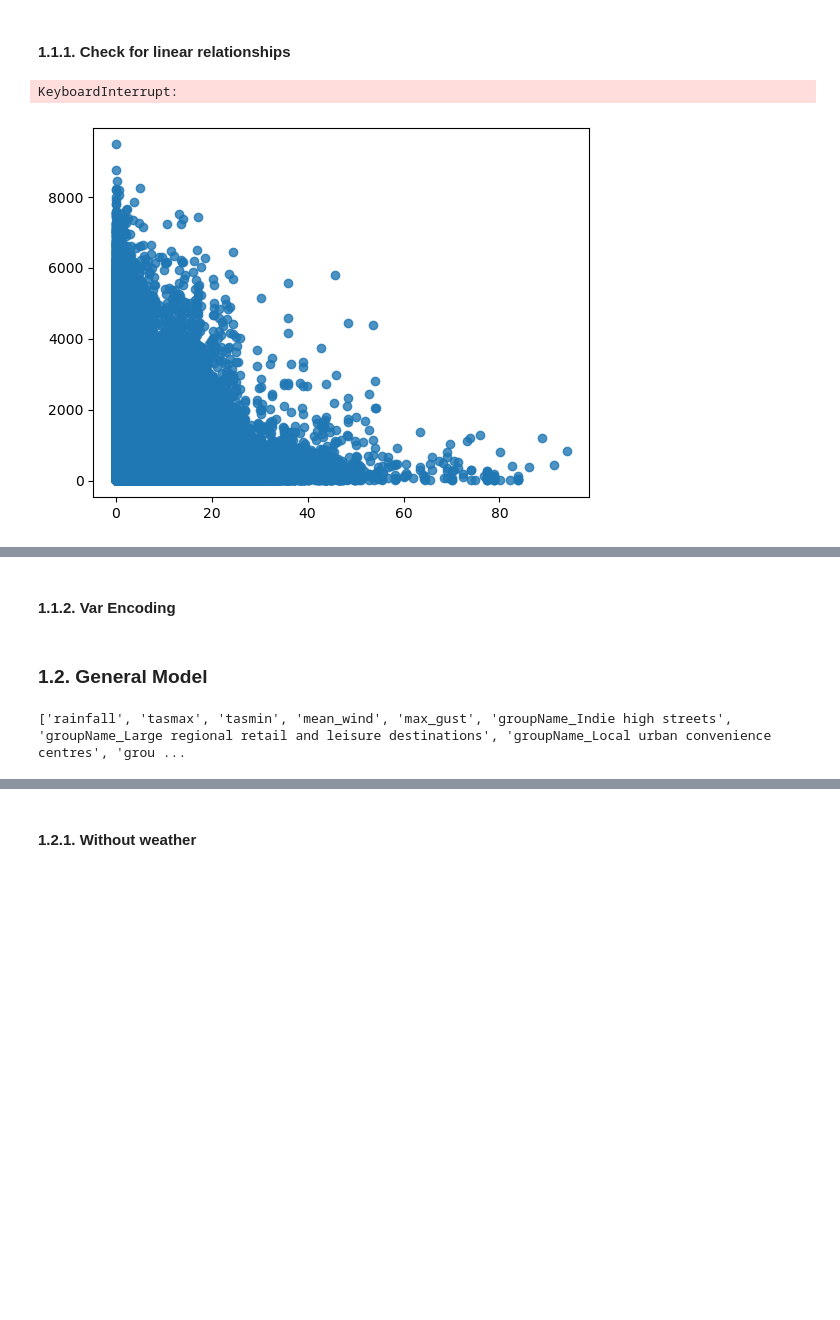
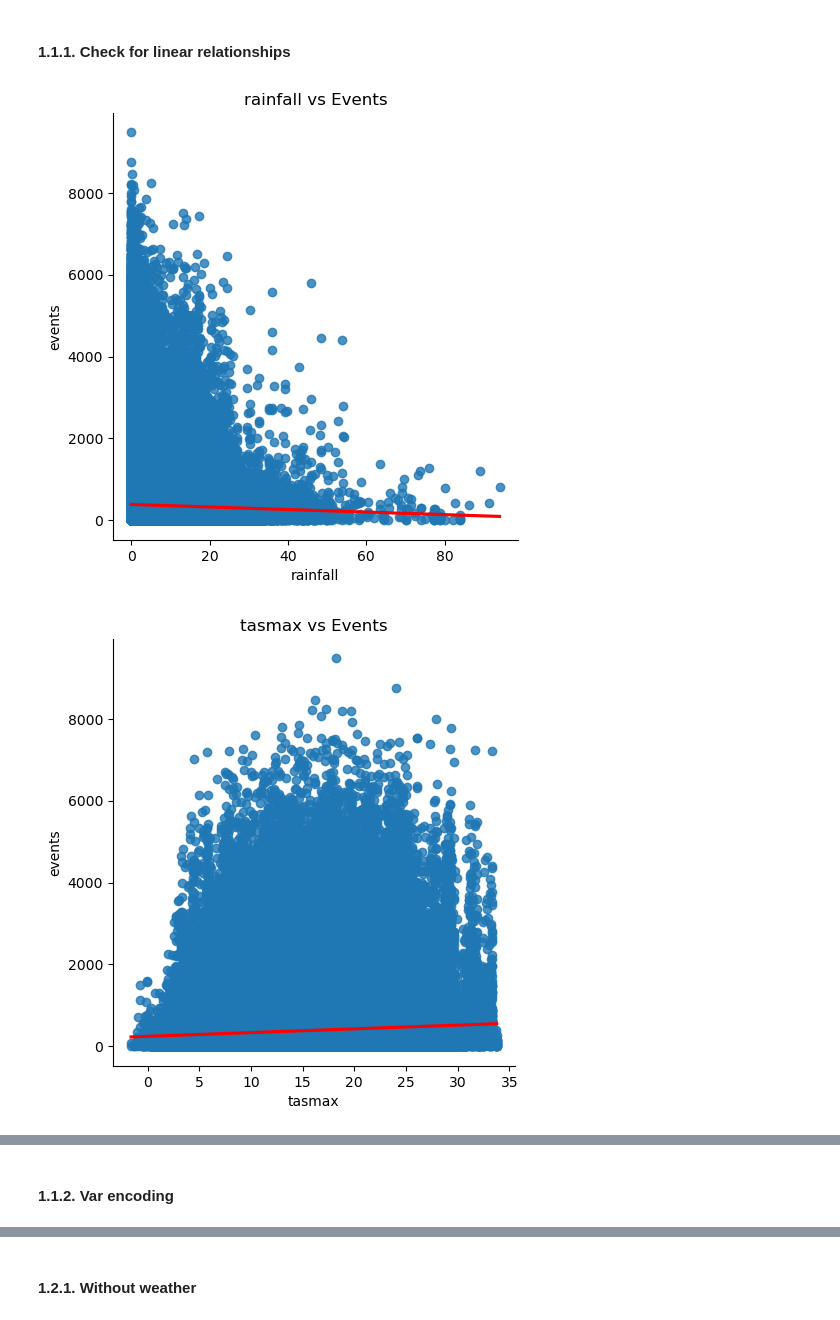
Before and after one commit to stefankrysa/MScDissertation, a Jupyter notebook: modelling.ipynb, the cells around one changed output, grey strips where cells are left out. Cells and saved outputs as stored; diff of their text form; code cells hidden in the pictures; blank space fills up the shorter version.

```diff
--- a/modelling.ipynb
+++ b/modelling.ipynb
@@ -37,10 +39,10 @@ dtype: object
 # %%
 weather_vars = ['rainfall', 'tasmax', 'tasmin', 'mean_wind', 'max_gust']
 
 for var in weather_vars:
     sns.lmplot(x=var, y='events', data=retail_areas, line_kws={'color': 'red'})
-    plt.title(f'Linear Relationship: {var} vs Events')
+    plt.title(f'{var} vs Events')
     plt.show()
 # %% [output]
-KeyboardInterrupt:
-[figure, old version]
+[figure, new version]
+[figure, added]
@@ -47,3 +52,3 @@ KeyboardInterrupt:
 # %% [markdown]
-#### 1.1.2. Var Encoding
+#### 1.1.2. Var encoding
 # %%
@@ -59,3 +63 @@ cat_vars = ['season', 'Sparsity', 'Region']
 df_model = pd.get_dummies(df_model, columns=cat_vars, drop_first=True)
-# %% [markdown]
-### 1.2. General Model
@@ -67,4 +63,0 @@ target = 'events'  # or use another footfall measure if available
-# %%
-print(features)
-# %% [output]
-['rainfall', 'tasmax', 'tasmin', 'mean_wind', 'max_gust', 'groupName_Indie high streets', 'groupName_Large regional retail and leisure destinations', 'groupName_Local urban convenience centres', 'grou ...
```
Also changed, not shown: parts of 63 cells of this notebook.
